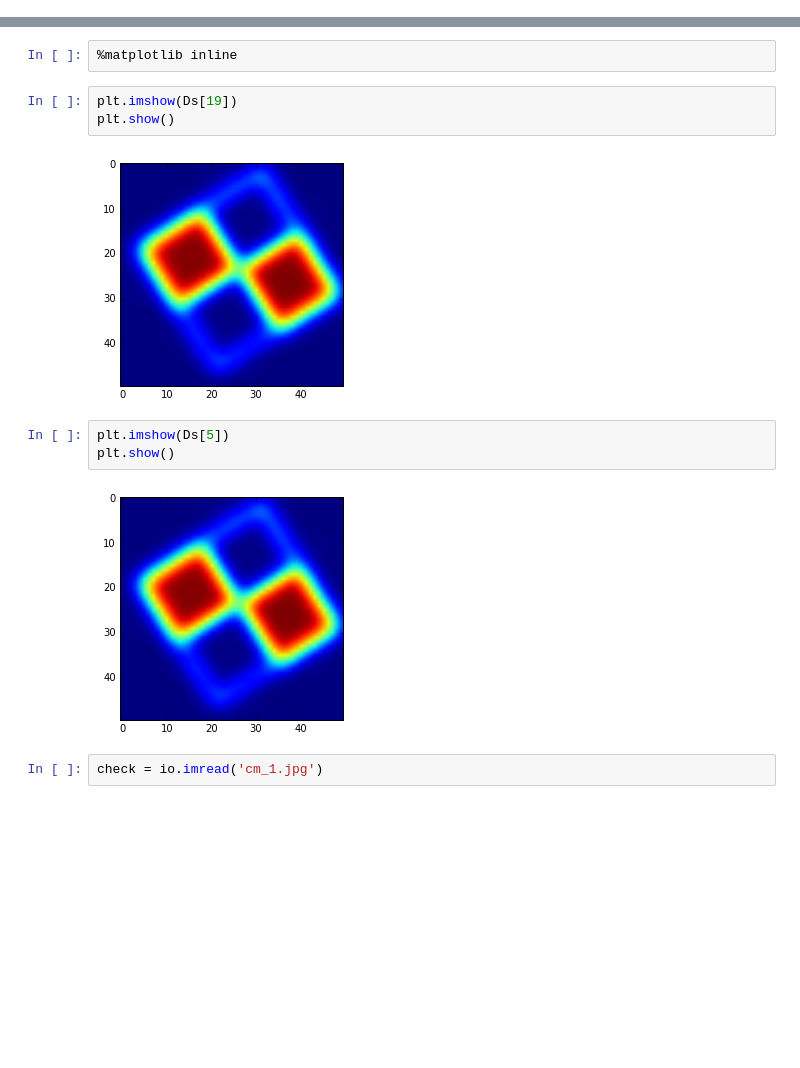
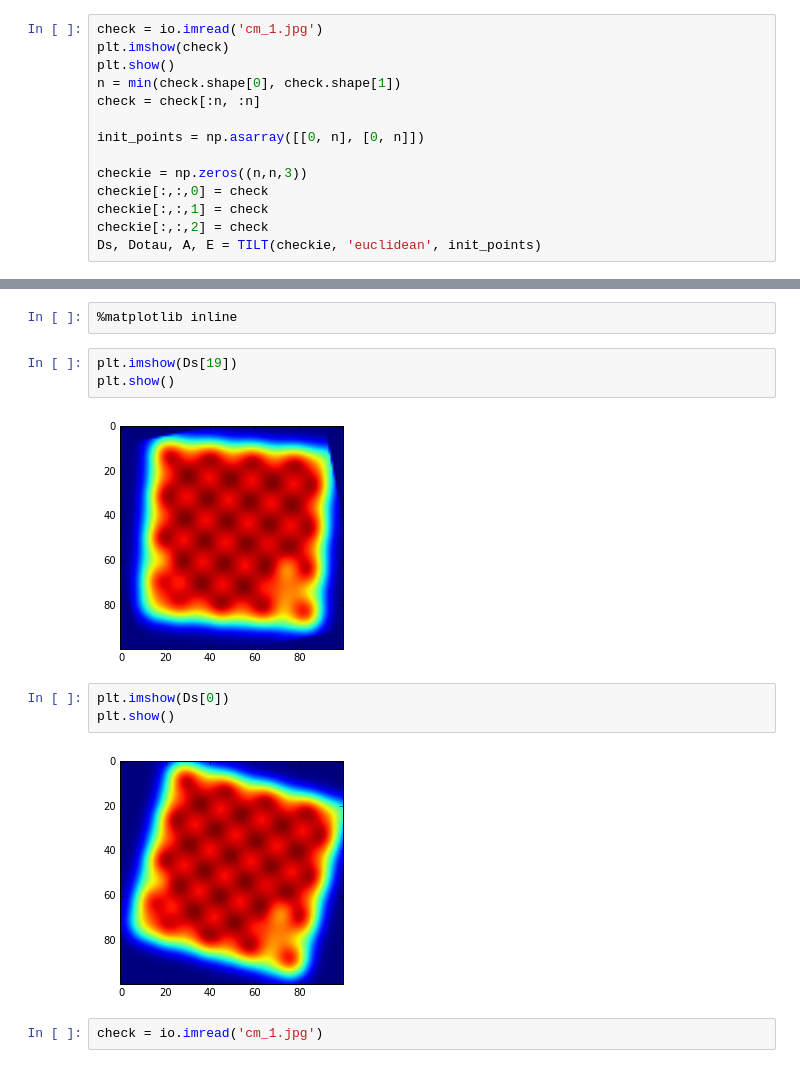
Before and after one commit to AntonRykachevskiy/linalg, a Jupyter notebook: Untitled.ipynb, the cells around one changed output, grey strips where cells are left out. Drawn from its saved outputs; the diff is of its cells as text; blank space fills up the shorter version.

```diff
--- a/Untitled.ipynb
+++ b/Untitled.ipynb
@@ -182,0 +46,14 @@ Ds, Dotau, A, E = TILT(checkie, 'euclidean', init_points)
+# %%
+check = io.imread('cm_1.jpg')
+plt.imshow(check)
+plt.show()
+n = min(check.shape[0], check.shape[1])
+check = check[:n, :n]
+
+init_points = np.asarray([[0, n], [0, n]])
+
+checkie = np.zeros((n,n,3))
+checkie[:,:,0] = check
+checkie[:,:,1] = check
+checkie[:,:,2] = check
+Ds, Dotau, A, E = TILT(checkie, 'euclidean', init_points)
@@ -186,12 +82,12 @@ Ds, Dotau, A, E = TILT(checkie, 'euclidean', init_points)
 plt.imshow(Ds[19])
 plt.show()
 # %% [output]
-[figure, old version]
+[figure, new version]
 # %%
-plt.imshow(Ds[5])
+plt.imshow(Ds[0])
 plt.show()
 # %% [output]
-[figure, old version]
+[figure, new version]
 # %%
 check = io.imread('cm_1.jpg')
 # %%
```
Also changed, not shown: parts of 6 cells of this notebook, 8 other files.
